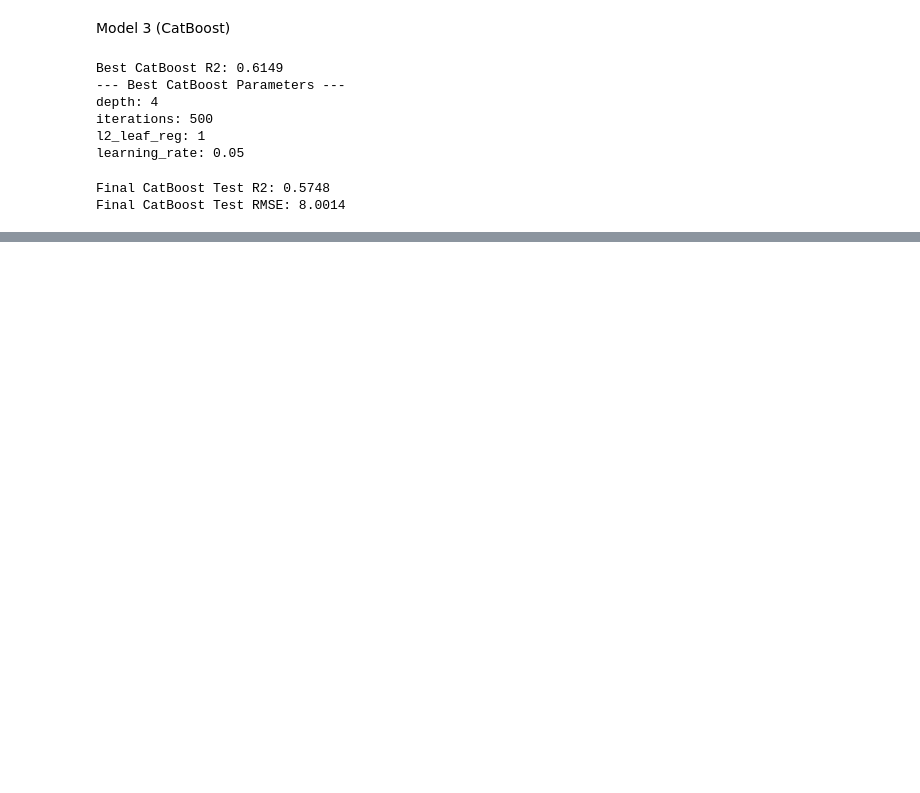
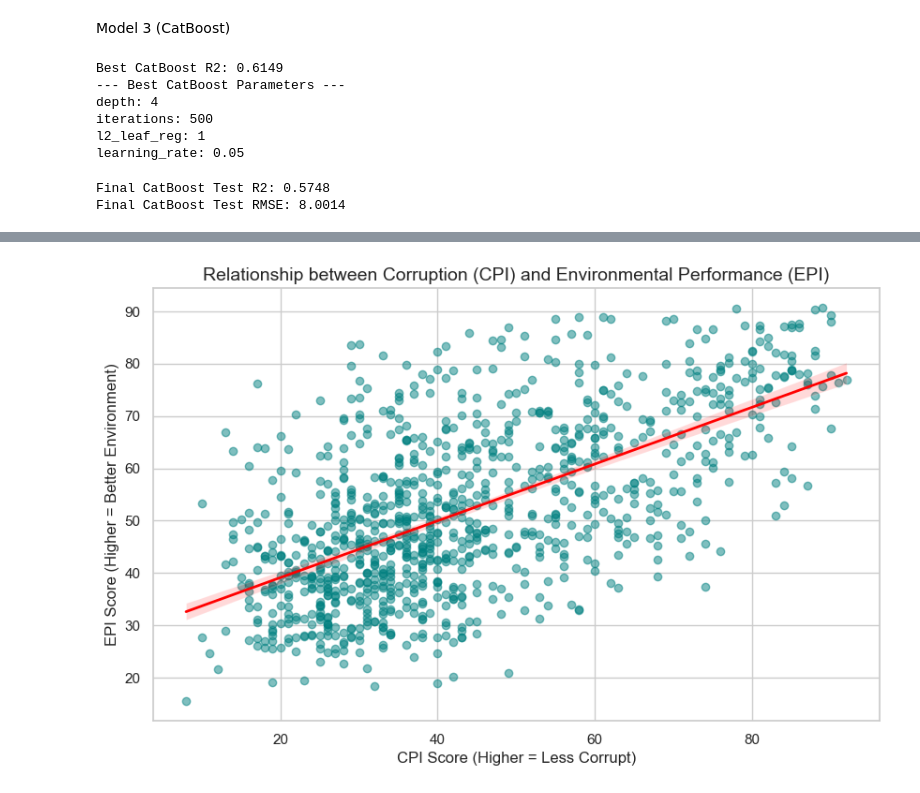
Before and after one commit to p-hall1904/Final-Project, a Jupyter notebook: Final project code.ipynb, the cells around one changed output, grey strips where cells are left out. Cells and saved outputs as stored; diff of their text form; code cells hidden in the pictures; blank space fills up the shorter version.

```diff
--- a/Final project code.ipynb
+++ b/Final project code.ipynb
@@ -704,0 +706,18 @@ plt.show()
+# %%
+sns.set_theme(style="whitegrid")
+
+plt.figure(figsize=(10, 6))
+
+sns.regplot(data=final_df,
+            x='CPI score',
+            y='EPI_Score',
+            scatter_kws={'alpha':0.5, 'color':'teal'},
+            line_kws={'color':'red', 'lw':2})
+
+plt.title('Relationship between Corruption (CPI) and Environmental Performance (EPI)', fontsize=14)
+plt.xlabel('CPI Score (Higher = Less Corrupt)', fontsize=12)
+plt.ylabel('EPI Score (Higher = Better Environment)', fontsize=12)
+
+plt.show()
+# %% [output]
+[figure, added]
```
Also changed, not shown: parts of 8 cells of this notebook, 3 other files.
